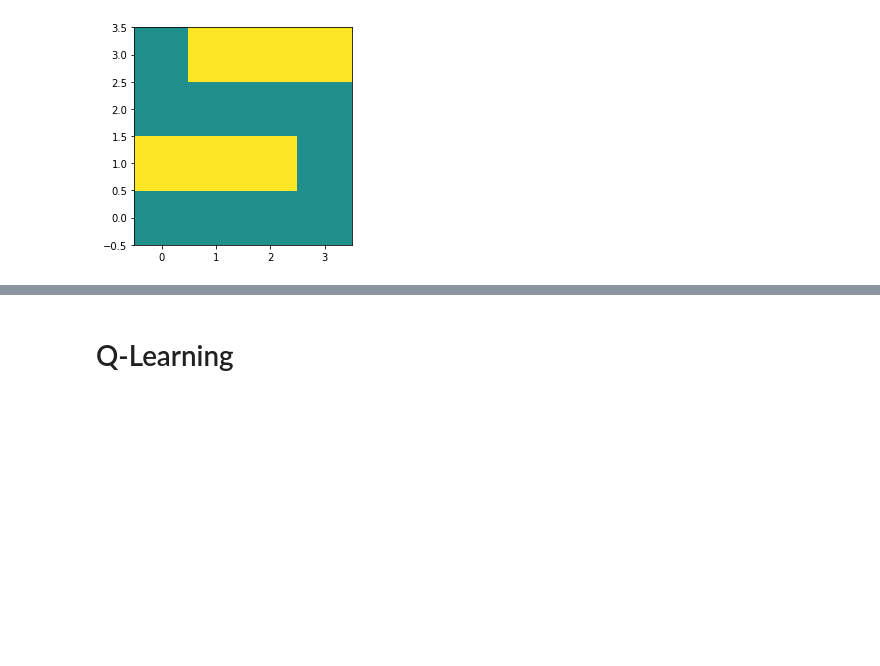
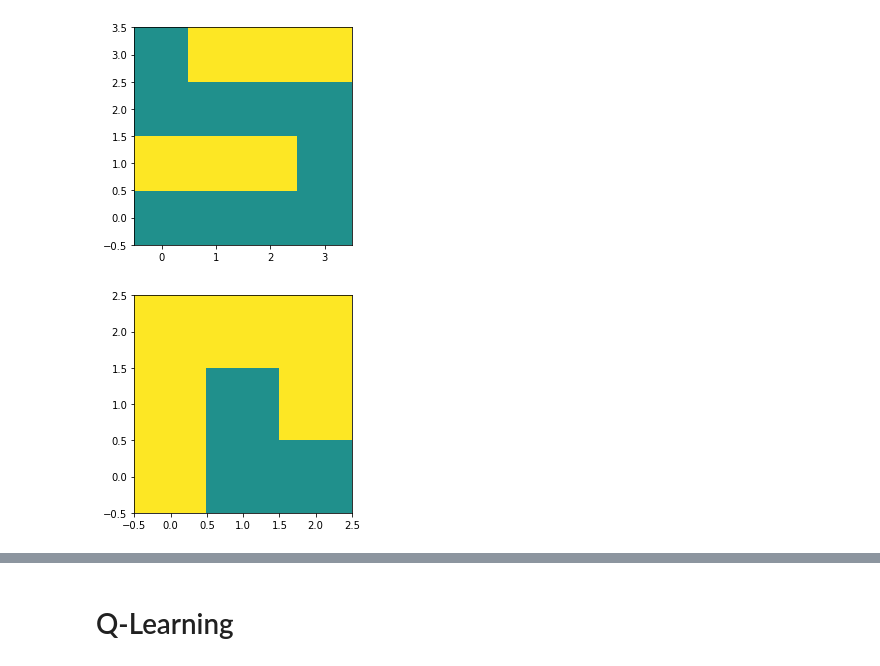
Before and after one commit to safetydave/open-spacial, a Jupyter notebook: rl_exp/os_grid_rl.ipynb, the cells around one changed output, grey strips where cells are left out. Saved outputs shown, nothing was run; the diff lists cells and outputs as text; code cells hidden in the pictures; blank space fills up the shorter version.

```diff
--- a/rl_exp/os_grid_rl.ipynb
+++ b/rl_exp/os_grid_rl.ipynb
@@ -7,7 +15,7 @@ import random
 # Setup Scenario
 # %%
 def get_room(rank):
-  return np.zeros(rank ** 2, dtype=int).reshape(rank, rank)
+  return np.zeros((rank, rank), dtype=int)
 
 def get_random_source(room):
   return random.choice(range(room.shape[0]))
@@ -73,6 +81,9 @@ def col_left(room, i):
 def col_right(room, i):
   rank = room.shape[0]
   return i + 1
+
+def inbounds(room, v):
+  return v[0] >= 0 and v[0] < room.shape[0] and v[1] >= 0 and v[1] < room.shape[1]
 # %% [markdown]
 # Environment, Actions and Agent
 # %%
@@ -84,4 +95,28 @@ source = 0
 draw_room(room)
 # %% [output]
 [figure]
+# %%
+def get_extent(margin):
+  return 2 * margin + 1
+
+def get_locality(room, pos, margin):
+  o_r = i2v(room, pos)[0] - margin
+  o_c = i2v(room, pos)[1] - margin
+  extent = get_extent(margin)
+  locality = np.zeros((extent, extent), dtype=int)
+  for i in range(extent):
+    r = o_r + i
+    for j in range(extent):
+      c = o_c + j
+      if inbounds(room, (r, c)):
+        locality[i][j] = room[r][c]
+      else:
+        locality[i][j] = 1
+  return locality
+
+loc = get_locality(room, 12, 1)
+
+draw_room(loc)
+# %% [output]
+[figure, added]
 # %%
```
Also changed, not shown: parts of 8 cells of this notebook.
